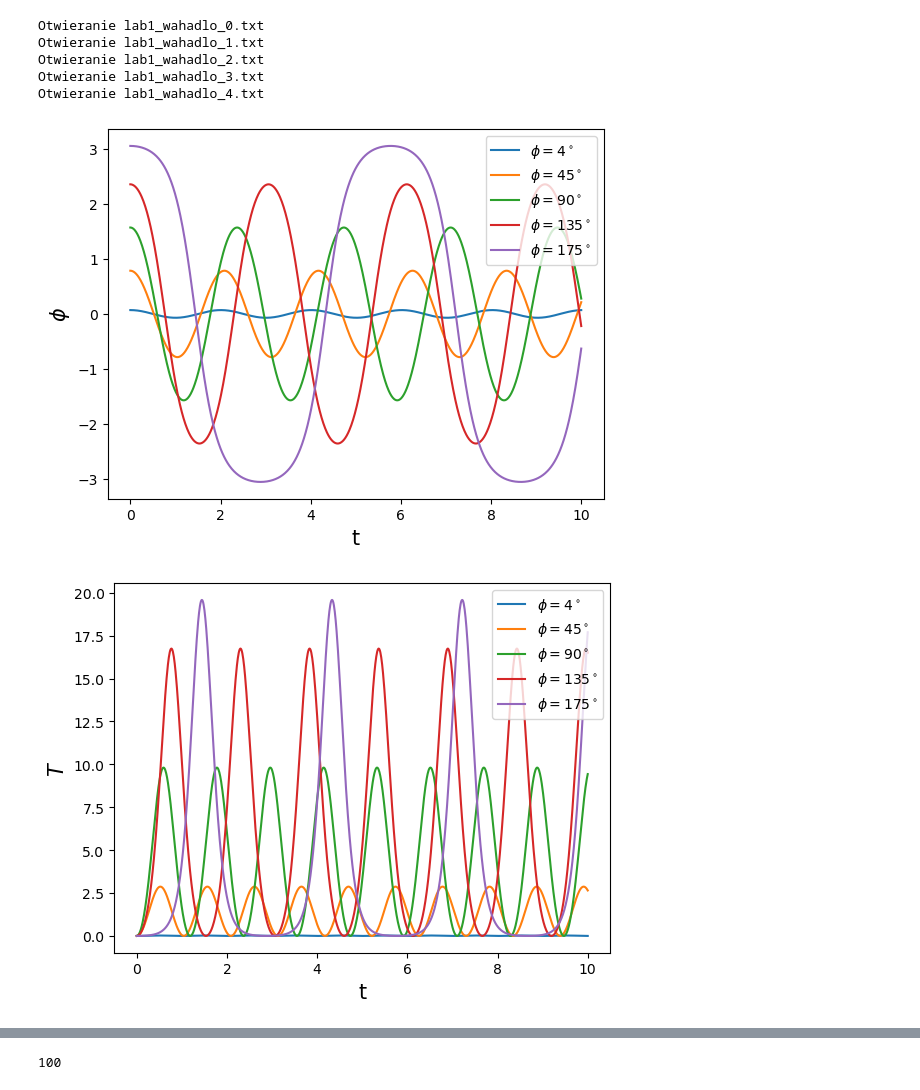
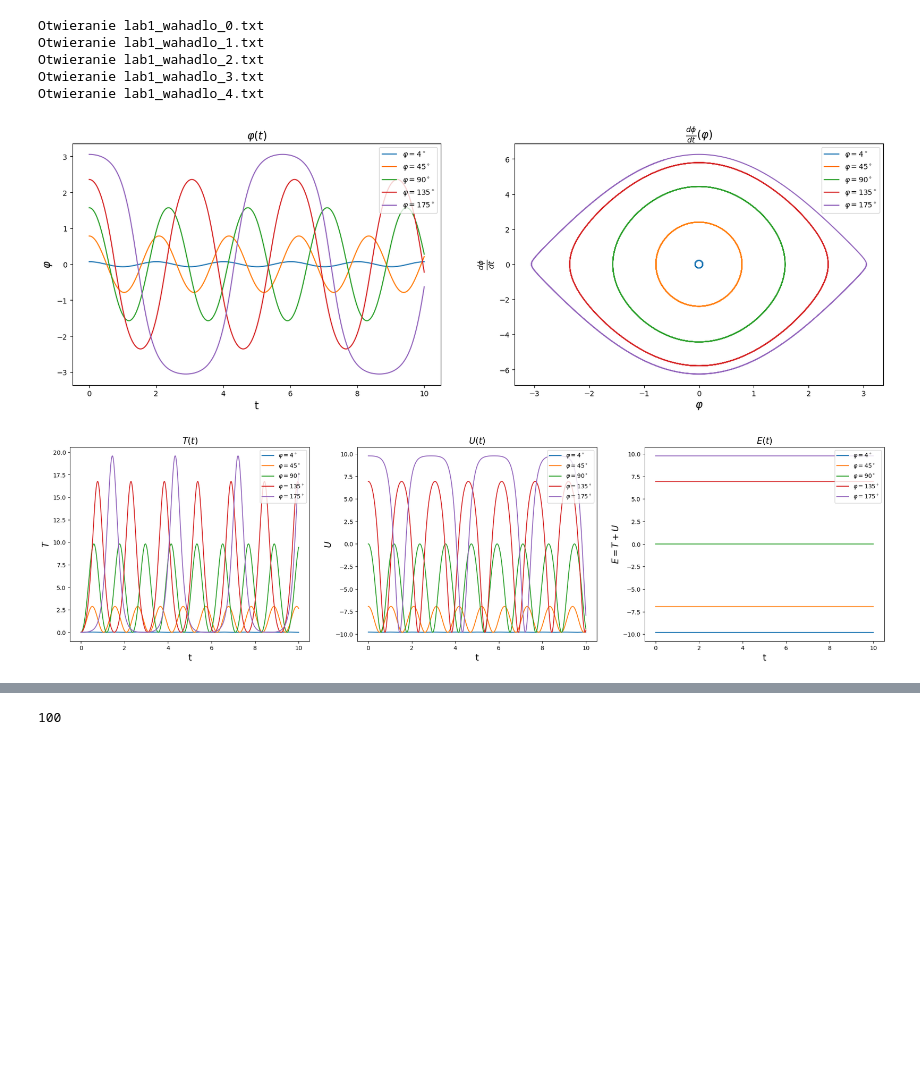
Before and after one commit to Michau-H/theoretical-physics, a Jupyter notebook: lab1_wahadlo/wyniki/lab1_czytanie.ipynb, the cells around one changed output, grey strips where cells are left out. Drawn from its saved outputs; the diff is of its cells as text; code cells hidden in the pictures; blank space fills up the shorter version.

```diff
--- a/lab1_wahadlo/wyniki/lab1_czytanie.ipynb
+++ b/lab1_wahadlo/wyniki/lab1_czytanie.ipynb
@@ -49,50 +49,63 @@ for i in range(5):
 # %%
 fs=15
 
+plt.figure(figsize=(20,6))
+plt.subplot(1,2,1)
 phi_value = [4,45,90,135,175]
 for i in range(5):
-    label = fr'$\phi = {phi_value[i]}^\circ$'
+    label = fr'$\varphi = {phi_value[i]}^\circ$'
     plt.plot(t[i],phi[i], label=label)
 plt.xlabel('t', fontsize=fs)
-plt.ylabel(r'$\phi$', fontsize=fs)
+plt.ylabel(r'$\varphi$', fontsize=fs)
+plt.title(r'$\varphi(t)$', fontsize=fs)
+plt.legend(loc='upper right')
+# plt.show()
+
+plt.subplot(1,2,2)
+phi_value = [4,45,90,135,175]
+for i in range(5):
+    label = fr'$\varphi = {phi_value[i]}^\circ$'
+    plt.plot(phi[i],omega[i], label=label)
+plt.xlabel(r'$\varphi$', fontsize=fs)
+plt.ylabel(r'$\frac{d\phi}{dt}$', fontsize=fs)
+plt.title(r'$\frac{d\phi}{dt}(\varphi)$', fontsize=fs)
 plt.legend(loc='upper right')
 plt.show()
 
+
+plt.figure(figsize=(25,6))
+plt.subplot(1,3,1)
 phi_value = [4,45,90,135,175]
 for i in range(5):
-    label = fr'$\phi = {phi_value[i]}^\circ$'
+    label = fr'$\varphi = {phi_value[i]}^\circ$'
     plt.plot(t[i],T[i], label=label)
 plt.xlabel('t', fontsize=fs)
 plt.ylabel(r'$T$', fontsize=fs)
+plt.title(r'$T(t)$', fontsize=fs)
 plt.legend(loc='upper right')
-plt.show()
+# plt.show()
 
+plt.subplot(1,3,2)
 phi_value = [4,45,90,135,175]
 for i in range(5):
-    label = fr'$\phi = {phi_value[i]}^\circ$'
+    label = fr'$\varphi = {phi_value[i]}^\circ$'
     plt.plot(t[i],U[i], label=label)
 plt.xlabel('t', fontsize=fs)
 plt.ylabel(r'$U$', fontsize=fs)
+plt.title(r'$U(t)$', fontsize=fs)
 plt.legend(loc='upper right')
-plt.show()
+# plt.show()
 
+plt.subplot(1,3,3)
 phi_value = [4,45,90,135,175]
 for i in range(5):
-    label = fr'$\phi = {phi_value[i]}^\circ$'
+    label = fr'$\varphi = {phi_value[i]}^\circ$'
     plt.plot(t[i],U[i]+T[i], label=label)
 plt.xlabel('t', fontsize=fs)
 plt.ylabel(r'$E = T+U$', fontsize=fs)
+plt.title(r'$E(t)$', fontsize=fs)
 plt.legend(loc='upper right')
 plt.show()
-
-phi_value = [4,45,90,135,175]
-for i in range(5):
-    label = fr'$\phi = {phi_value[i]}^\circ$'
-    plt.plot(phi[i],omega[i], label=label)
-plt.xlabel(r'$\phi$', fontsize=fs)
-plt.ylabel(r'$\frac{d\phi}{dt}$', fontsize=fs)
-plt.legend(loc='upper right')
-plt.show()
 # %% [output]
-[figure, old version]
+[figure, new version]
-[figure, old version]
+[figure, new version]
```
Also changed, not shown: parts of 3 cells of this notebook, 13 other files.
